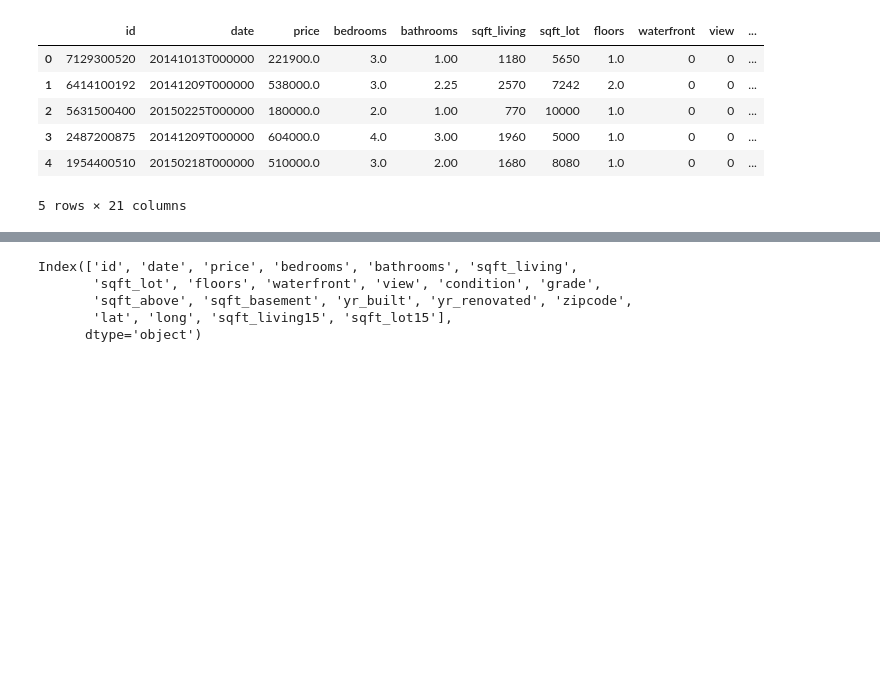
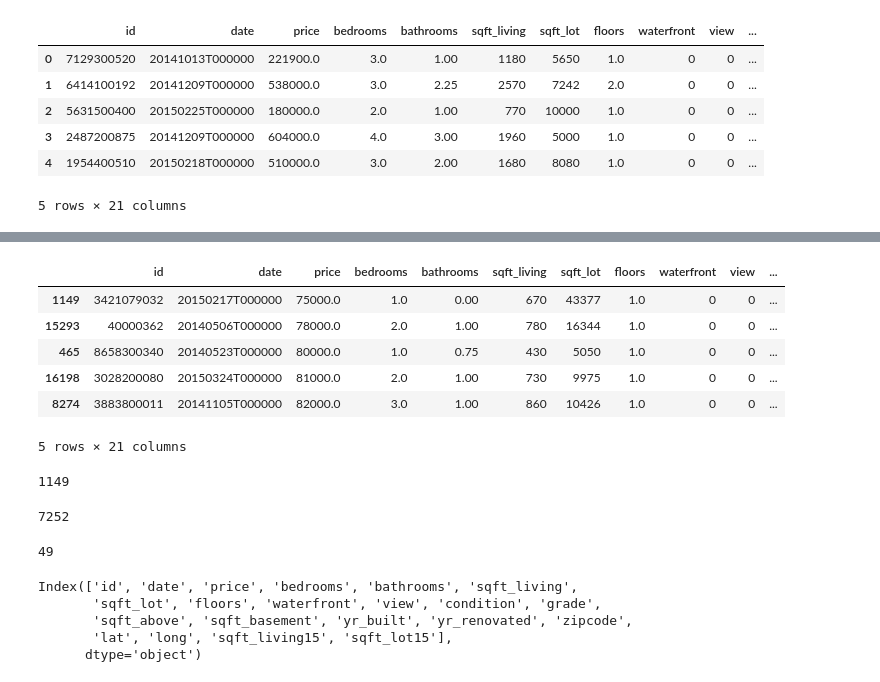
Before and after one commit to fredux/jupyter_notebooks, a Jupyter notebook: Dominando o Pandas (Parte 1).ipynb, the cells around one changed output, grey strips where cells are left out. Cells and saved outputs as stored; diff of their text form; code cells hidden in the pictures; blank space fills up the shorter version.

```diff
--- a/Dominando o Pandas (Parte 1).ipynb
+++ b/Dominando o Pandas (Parte 1).ipynb
@@ -21,3 +32,30 @@ dataset.head()
+# %%
+#pega o 5 menores precos
+dataset.nsmallest(5,'price')
+# %% [output]
+|  | id | date | price | bedrooms | bathrooms | sqft_living | sqft_lot | floors | waterfront | view | ... |
+| 1149 | 3421079032 | 20150217T000000 | 75000.0 | 1.0 | 0.00 | 670 | 43377 | 1.0 | 0 | 0 | ... |
+| 15293 | 40000362 | 20140506T000000 | 78000.0 | 2.0 | 1.00 | 780 | 16344 | 1.0 | 0 | 0 | ... |
+| 465 | 8658300340 | 20140523T000000 | 80000.0 | 1.0 | 0.75 | 430 | 5050 | 1.0 | 0 | 0 | ... |
+| 16198 | 3028200080 | 20150324T000000 | 81000.0 | 2.0 | 1.00 | 730 | 9975 | 1.0 | 0 | 0 | ... |
+| 8274 | 3883800011 | 20141105T000000 | 82000.0 | 3.0 | 1.00 | 860 | 10426 | 1.0 | 0 | 0 | ... |
+5 rows × 21 columns
+# %%
+#retorna o indice do preco menor (ps: funciona na serie)
+dataset['price'].idxmin()
+# %% [output]
+1149
+# %%
+#retorna o indice do preco mairo (ps: funciona na serie)
+dataset['price'].idxmax()
+# %% [output]
+7252
+# %%
+#na posiçao 49 temos a primeira ocorrência diferente de 0
+#ne() retorna falso se o valor for o informado e true se for diferente do valor informado
+dataset['waterfront'].ne(0).idxmax()
+# %% [output]
+49
 # %%
 dataset.columns
 # %% [output]
```
Also changed, not shown: parts of 1 cell of this notebook.
